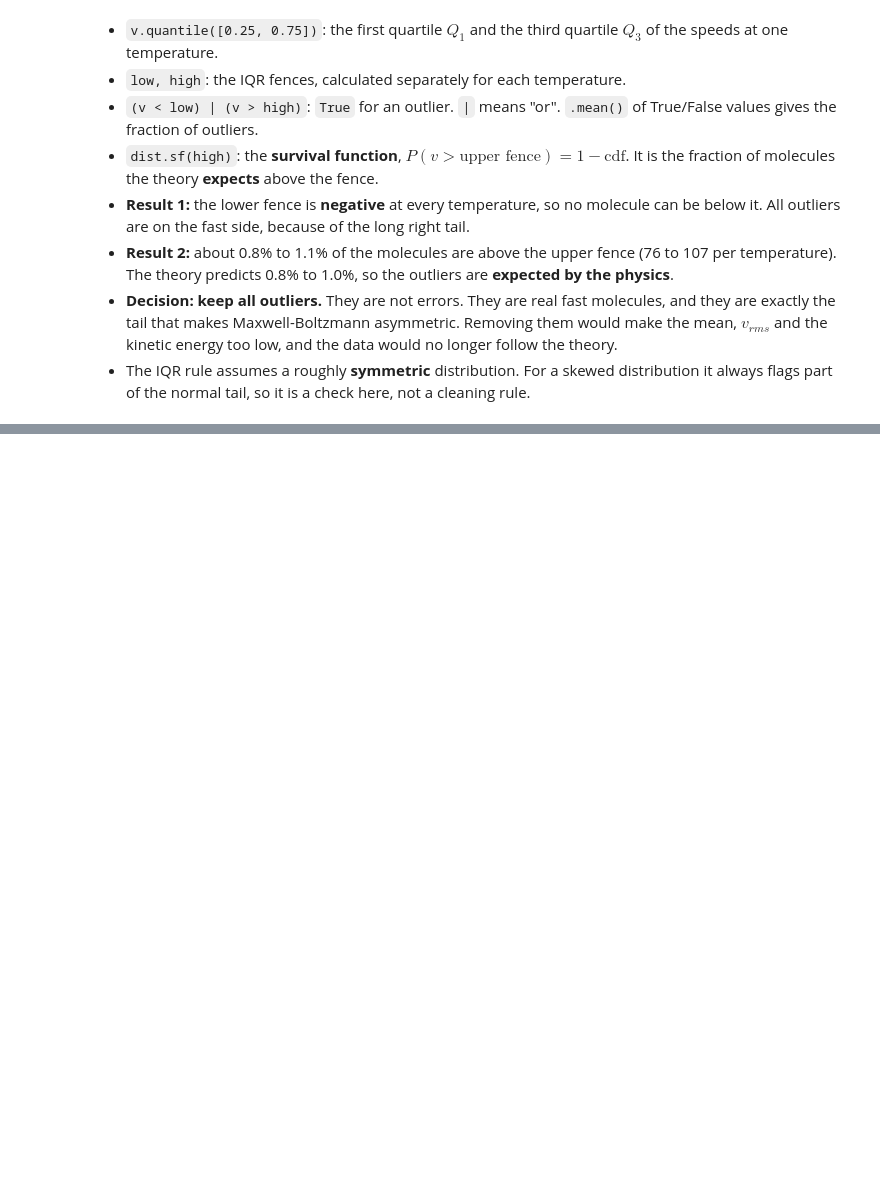
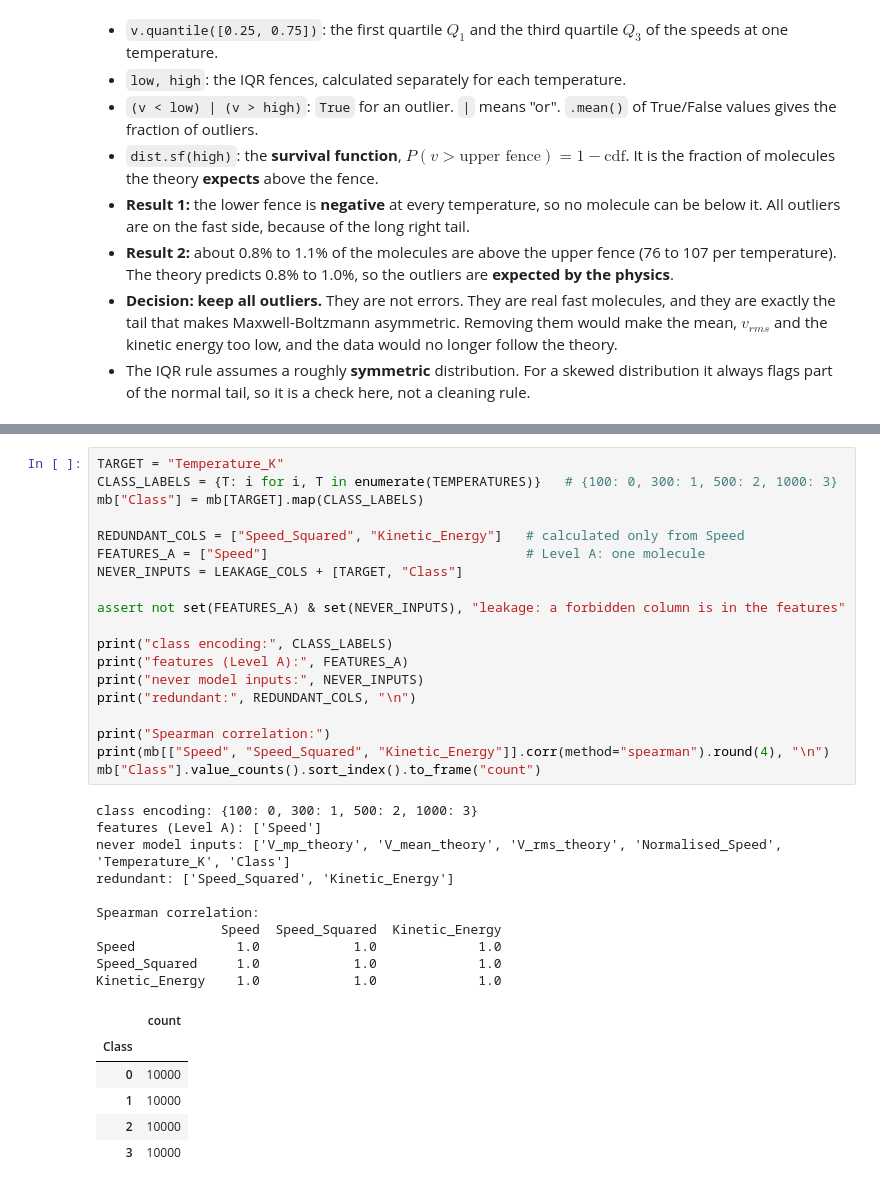
Before and after one commit to 2026023DataAnalysis/Strategy_thinking, a Jupyter notebook: Fluid Data Analytic.ipynb, the cells around one changed output, grey strips where cells are left out. Drawn from its saved outputs; the diff is of its cells as text; blank space fills up the shorter version.

Commit message:
Target, class encoding and feature lists

```diff
--- a/Fluid Data Analytic.ipynb
+++ b/Fluid Data Analytic.ipynb
@@ -619,0 +629,36 @@ pd.DataFrame(rows).set_index("T (K)").round(2)
+# %%
+TARGET = "Temperature_K"
+CLASS_LABELS = {T: i for i, T in enumerate(TEMPERATURES)}   # {100: 0, 300: 1, 500: 2, 1000: 3}
+mb["Class"] = mb[TARGET].map(CLASS_LABELS)
+
+REDUNDANT_COLS = ["Speed_Squared", "Kinetic_Energy"]   # calculated only from Speed
+FEATURES_A = ["Speed"]                                 # Level A: one molecule
+NEVER_INPUTS = LEAKAGE_COLS + [TARGET, "Class"]
+
+assert not set(FEATURES_A) & set(NEVER_INPUTS), "leakage: a forbidden column is in the features"
+
+print("class encoding:", CLASS_LABELS)
+print("features (Level A):", FEATURES_A)
+print("never model inputs:", NEVER_INPUTS)
+print("redundant:", REDUNDANT_COLS, "\n")
+
+print("Spearman correlation:")
+print(mb[["Speed", "Speed_Squared", "Kinetic_Energy"]].corr(method="spearman").round(4), "\n")
+mb["Class"].value_counts().sort_index().to_frame("count")
+# %% [output]
+class encoding: {100: 0, 300: 1, 500: 2, 1000: 3}
+features (Level A): ['Speed']
+never model inputs: ['V_mp_theory', 'V_mean_theory', 'V_rms_theory', 'Normalised_Speed', 'Temperature_K', 'Class']
+redundant: ['Speed_Squared', 'Kinetic_Energy']
+
+Spearman correlation:
+                Speed  Speed_Squared  Kinetic_Energy
+Speed             1.0            1.0             1.0
+Speed_Squared     1.0            1.0             1.0
+Kinetic_Energy    1.0            1.0             1.0
+|  | count |
+| Class |  |
+| 0 | 10000 |
+| 1 | 10000 |
+| 2 | 10000 |
+| 3 | 10000 |
```
Also changed, not shown: parts of 2 cells of this notebook.
